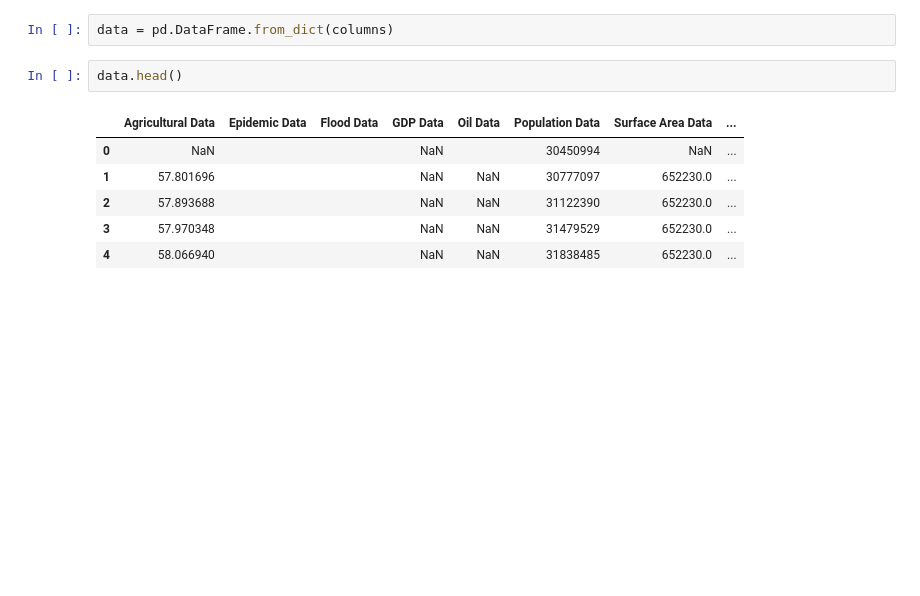
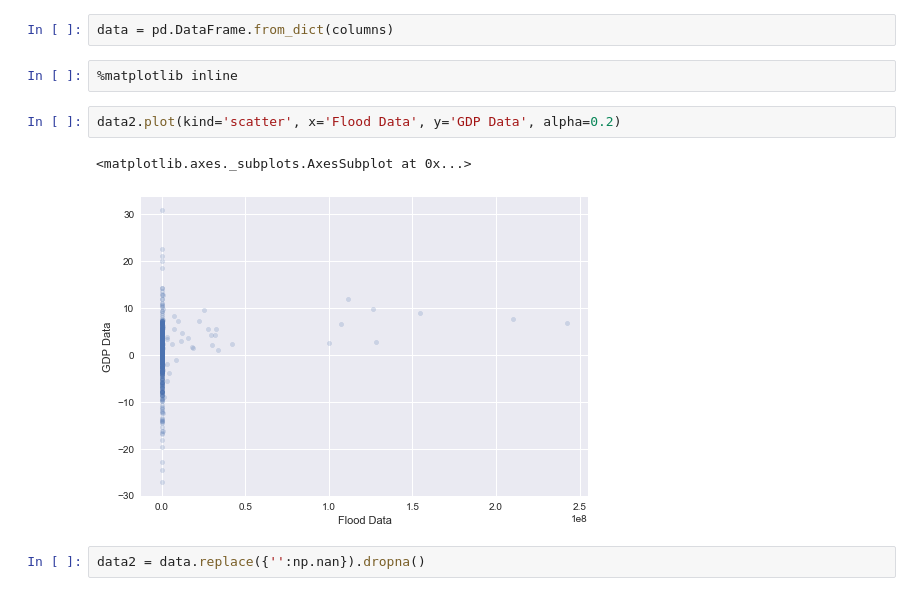
Before and after one commit to mike-gee/datascience, a Jupyter notebook: findingCorrelation.ipynb, the cells around one changed output. Drawn from its saved outputs; the diff is of its cells as text; blank space fills up the shorter version.

```diff
--- a/findingCorrelation.ipynb
+++ b/findingCorrelation.ipynb
@@ -264,12 +265,12 @@ print(len(epidemicDataList))
 columns = {'GDP Data': GDPdataList, 'Flood Data': floodDataList, 'Agricultural Data': agDataList, 'Surface Area Data': SAdataList, 'Population Data': popDataList, 'Urban Population Data': upopDataList, 'Oil Data': oilDataList, 'Epidemic Data': epidemicDataList}
 # %%
 data = pd.DataFrame.from_dict(columns)
-# %%
-data.head()
-# %% [output]
-|  | Agricultural Data | Epidemic Data | Flood Data | GDP Data | Oil Data | Population Data | Surface Area Data | ... |
-| 0 | NaN |  |  | NaN |  | 30450994 | NaN | ... |
-| 1 | 57.801696 |  |  | NaN | NaN | 30777097 | 652230.0 | ... |
-| 2 | 57.893688 |  |  | NaN | NaN | 31122390 | 652230.0 | ... |
-| 3 | 57.970348 |  |  | NaN | NaN | 31479529 | 652230.0 | ... |
-| 4 | 58.066940 |  |  | NaN | NaN | 31838485 | 652230.0 | ... |
+# %%
+%matplotlib inline
+# %%
+data2.plot(kind='scatter', x='Flood Data', y='GDP Data', alpha=0.2)
+# %% [output]
+<matplotlib.axes._subplots.AxesSubplot at 0x...>
+[figure, added]
+# %%
+data2 = data.replace({'':np.nan}).dropna()
```
Also changed, not shown: parts of 4 cells of this notebook.
